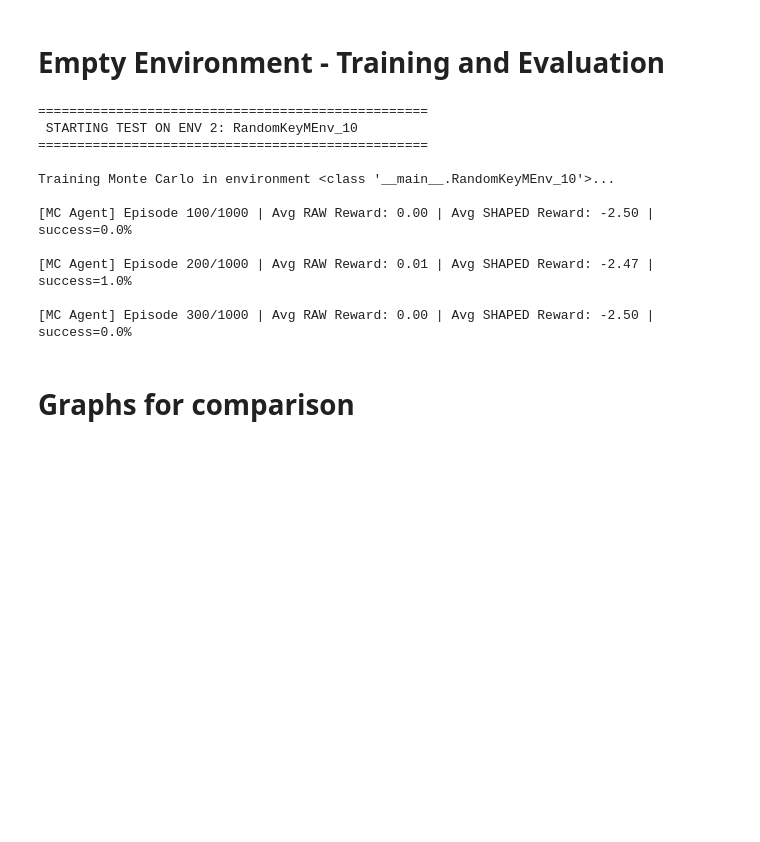
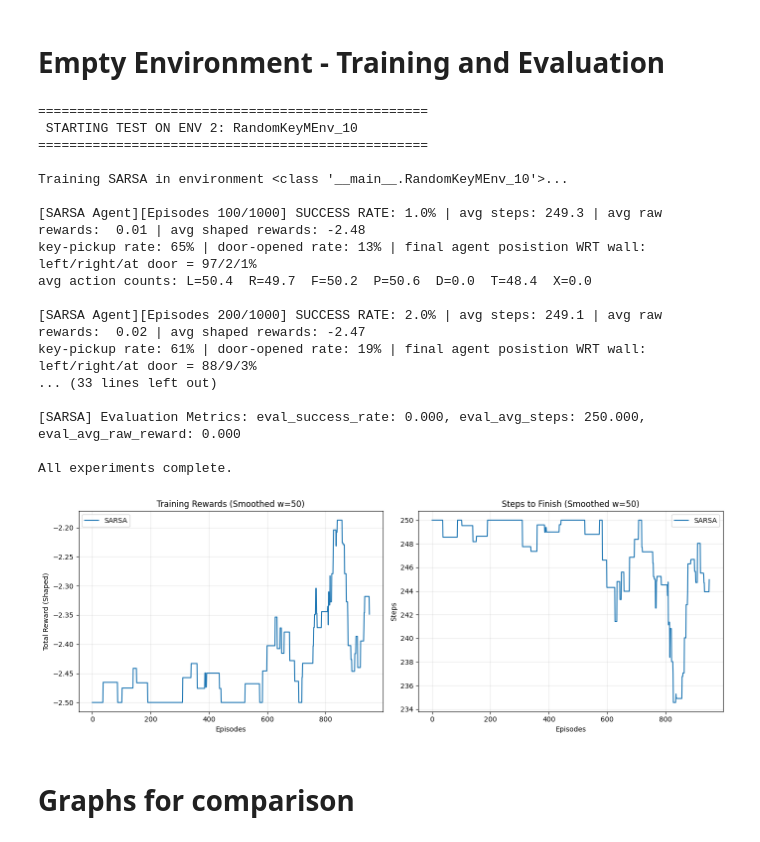
Before and after one commit to shaytanne/runi-reinforcement_learning-assignment2, a Jupyter notebook: MidProject_tabular_RL_Minigrid.ipynb, the cells around one changed output. Drawn from its saved outputs; the diff is of its cells as text; code cells hidden in the pictures; blank space fills up the shorter version.

```diff
--- a/MidProject_tabular_RL_Minigrid.ipynb
+++ b/MidProject_tabular_RL_Minigrid.ipynb
@@ -1629,8 +1682,8 @@ def plot_rewards(results_dict: Dict, window: int = 50) -> None:
 
 # agents to test
 agents = {
-    "Monte Carlo": MCAgent,
-    "Q-Learning": QLearningAgent,
+    # "Monte Carlo": MCAgent,
+    # "Q-Learning": QLearningAgent,
     "SARSA": SARSAAgent
 }
 
@@ -1657,41 +1710,51 @@ for agent_name, agent_cls in agents.items():
         agent_class=agent_cls,
         num_episodes=1000,
         max_steps=250,
         reward_shaping_func=key_door_reward_shaping,
         **params  # lr, gamma, epsilon
     )
 
-    train_rewards_raw, train_rewards_shaped, train_steps, train_success = runner.train()
+    train_rewards_raw, train_rewards_shaped, train_steps, train_success, diagnostics = runner.train()
     eval_metrics = runner.eval(num_episodes=200, use_shaping=False)
 
     results[agent_name] = {
         "train_rewards_raw": train_rewards_raw,
         "train_rewards_shaped": train_rewards_shaped,
         "train_steps": train_steps,
-        "train_success": train_success,
-        **eval_metrics,
+        # "train_success": train_success,
     }
+
+    # log eval metrics
+    metrics_str = ", ".join(f"{metric}: {val:.3f}" for metric, val in eval_metrics.items())
+    print(f"\n[{agent_name}] Evaluation Metrics: {metrics_str}")
 
     # cleanup
     runner.close()
 
 print("\nAll experiments complete.")
-print(results)
 
 # generate Plots
 plot_rewards(results)
+# plot_success(results)
 # %% [output]
 ==================================================
  STARTING TEST ON ENV 2: RandomKeyMEnv_10
 ==================================================
 
-Training Monte Carlo in environment <class '__main__.RandomKeyMEnv_10'>...
+Training SARSA in environment <class '__main__.RandomKeyMEnv_10'>...
 
-[MC Agent] Episode 100/1000 | Avg RAW Reward: 0.00 | Avg SHAPED Reward: -2.50 | success=0.0%
+[SARSA Agent][Episodes 100/1000] SUCCESS RATE: 1.0% | avg steps: 249.3 | avg raw rewards:  0.01 | avg shaped rewards: -2.48
+key-pickup rate: 65% | door-opened rate: 13% | final agent posistion WRT wall: left/right/at door = 97/2/1%
+avg action counts: L=50.4  R=49.7  F=50.2  P=50.6  D=0.0  T=48.4  X=0.0
 
-[MC Agent] Episode 200/1000 | Avg RAW Reward: 0.01 | Avg SHAPED Reward: -2.47 | success=1.0%
+[SARSA Agent][Episodes 200/1000] SUCCESS RATE: 2.0% | avg steps: 249.1 | avg raw rewards:  0.02 | avg shaped rewards: -2.47
+key-pickup rate: 61% | door-opened rate: 19% | final agent posistion WRT wall: left/right/at door = 88/9/3%
+... (33 lines left out)
 
-[MC Agent] Episode 300/1000 | Avg RAW Reward: 0.00 | Avg SHAPED Reward: -2.50 | success=0.0%
+[SARSA] Evaluation Metrics: eval_success_rate: 0.000, eval_avg_steps: 250.000, eval_avg_raw_reward: 0.000
+
+All experiments complete.
+[figure, added]
 # %%
 total_episodes = 1000
 eval_interval = 100
```
Also changed, not shown: parts of 7 cells of this notebook, 1 other file.
